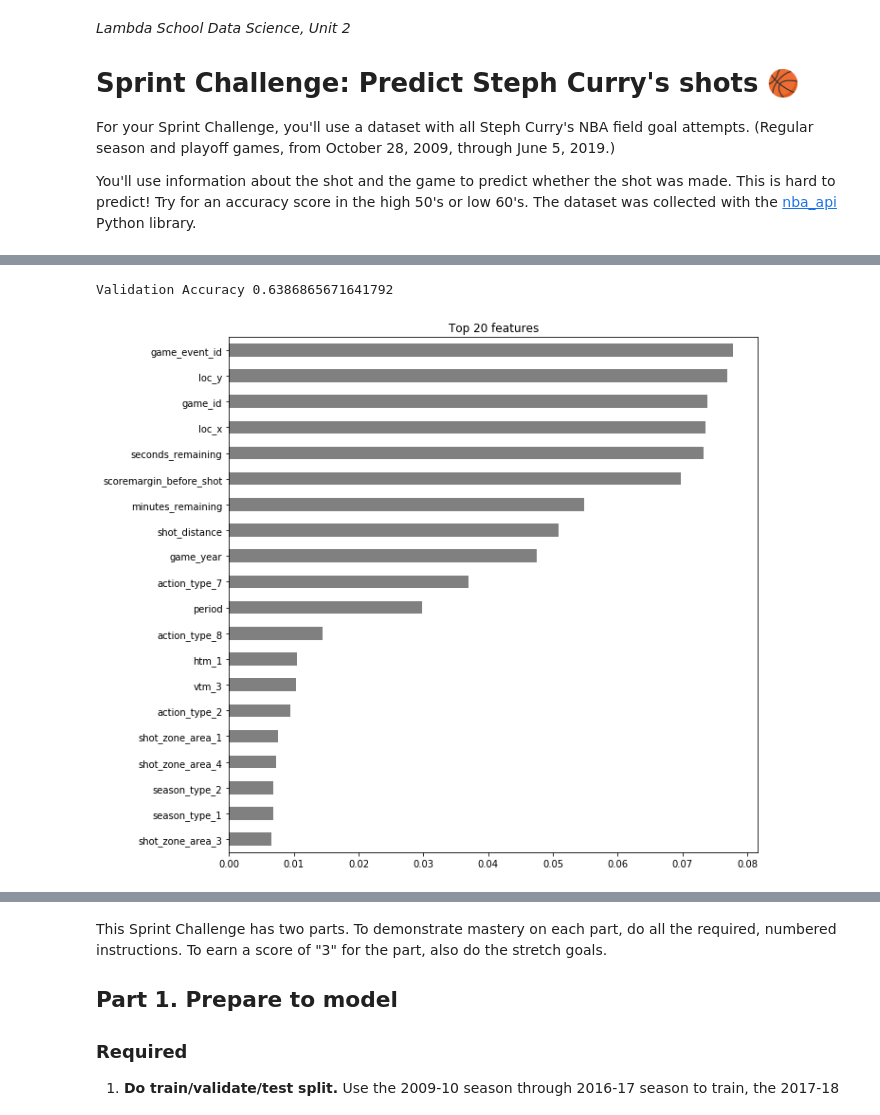
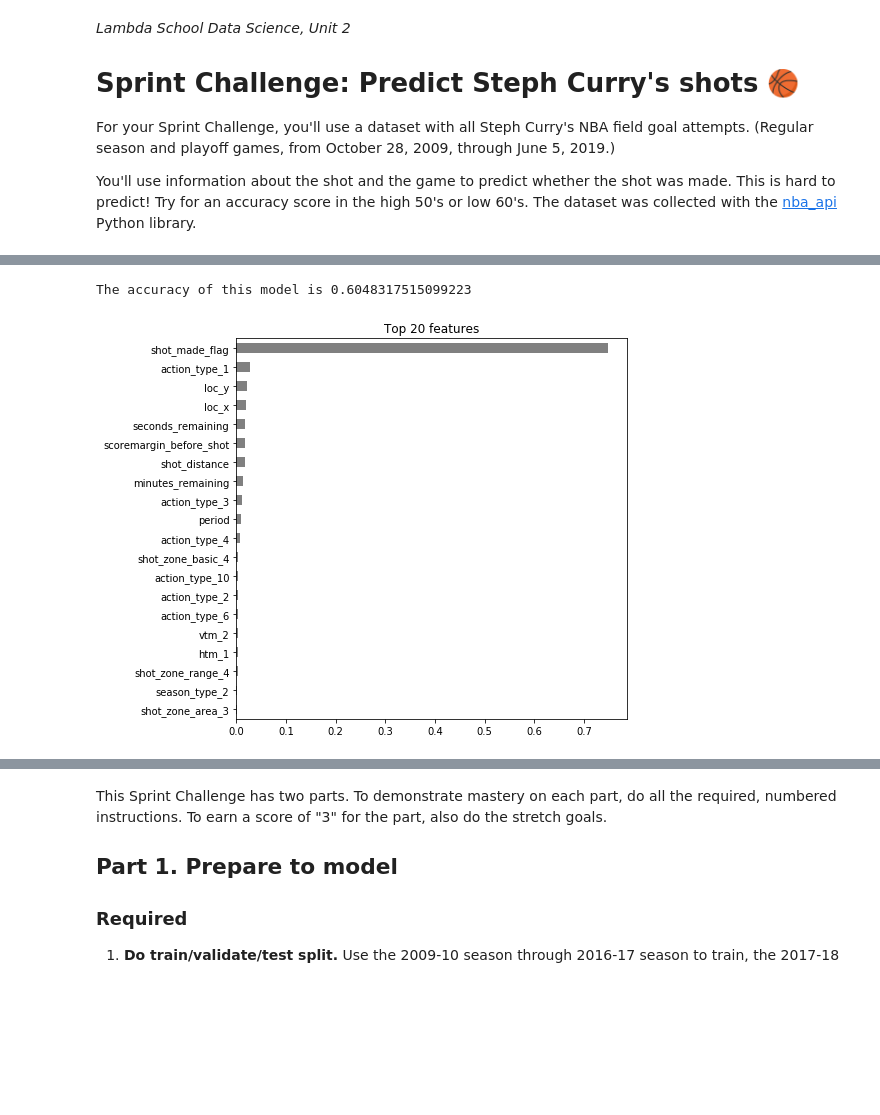
Before and after one commit to bloominstituteoftechnology/DS-Unit-2-Tree-Ensembles, a Jupyter notebook: DS_Sprint_Challenge_7_Classification_1.ipynb, the cells around one changed output, grey strips where cells are left out. Cells and saved outputs as stored; diff of their text form; code cells hidden in the pictures; blank space fills up the shorter version.

```diff
--- a/DS_Sprint_Challenge_7_Classification_1.ipynb
+++ b/DS_Sprint_Challenge_7_Classification_1.ipynb
@@ -15,3 +107,9 @@ X = pd.read_csv(url, parse_dates=['game_date'])
+# %%
+#Accuracy
+y_test = model.predict(X_val_encoded)
+print(f'The accuracy of this model is {accuracy_score(y_val, y_test)}')
+# %% [output]
+The accuracy of this model is 0.6048317515099223
 # %%
 %matplotlib inline
 import category_encoders as ce
@@ -25,44 +123,31 @@ from sklearn.model_selection import train_test_split
 from sklearn.pipeline import make_pipeline
 from sklearn.ensemble import RandomForestClassifier
 
-def wrangle(X):
-    """Wrangles train, validate, and test sets in the same way"""
-    X = X.copy()
-
-    # Convert date_recorded to datetime
-    X['game_date'] = pd.to_datetime(X['game_date'], infer_datetime_format=True)
-
-    # Extract components from date_recorded, then drop the original column
-    X['game_year'] = X['game_date'].dt.year
-    X = X.drop(columns='game_date')
-    return X
 
 # Split train into train & val. Make val the same size as test.
-train, val = train_test_split(X, test_size=0.6, random_state=42)
+#train, val = train_test_split(X, test_size=0.6, random_state=42)
 #test, = train_test_split(train, test_size=0.8, random_state=42)
 # Wrangle train, validate, and test sets in the same way
-train = wrangle(train)
-val = wrangle(val)
+#train = wrangle(train)
+#val = wrangle(val)
 #test = wrangle(test)
 
 # Arrange data into X features matrix and y target vector
-target = 'shot_made_flag'
-X_train = train.drop(columns=target)
-y_train = train[target]
-X_val = val.drop(columns=target)
-y_val = val[target]
+#target = 'shot_made_flag'
+#X_train = train.drop(columns=target)
+#y_train = train[target]
+#X_val = val.drop(columns=target)
+#y_val = val[target]
 #X_test = test
 
 # Make pipeline!
-pipeline = make_pipeline(
-    ce.OneHotEncoder(),
-    SimpleImputer(strategy='mean'),
-    RandomForestClassifier(n_estimators=100, random_state=42, n_jobs=-1)
-)
+#pipeline = make_pipeline(
+ #   ce.OneHotEncoder(),
+  #  SimpleImputer(strategy='mean'),
+   # RandomForestClassifier(n_estimators=100, random_state=42, n_jobs=-1)
+#)
 
 # Fit on train, score on val
-pipeline.fit(X_train, y_train)
-y_pred = pipeline.predict(X_val)
-print('Validation Accuracy', accuracy_score(y_val, y_pred))
+#pipeline.fit(X_train, y_train)
+#y_pred = pipeline.predict(X_val)
+#print('Validation Accuracy', accuracy_score(y_val, y_pred))
-# %% [output]
-Validation Accuracy 0.6386865671641792
@@ -71,19 +154,19 @@ pipeline.named_steps??
 # %%
 # Get feature importances
 encoder = pipeline.named_steps['onehotencoder']
 tree = pipeline.named_steps['randomforestclassifier']
 
 feature_names = encoder.transform(X_val).columns
 
 importances = pd.Series(tree.feature_importances_, feature_names)
 
 # Plot feature importances
 n = 20
-plt.figure(figsize=(10,n/2))
+plt.figure(figsize=(7,7))
 plt.title(f'Top {n} features')
 importances.sort_values()[-n:].plot.barh(color='grey');
 # %% [output]
-[figure, old version]
+[figure, new version]
 # %%
 pip install mlxtend
 # %%
```
Also changed, not shown: parts of 12 cells of this notebook.
